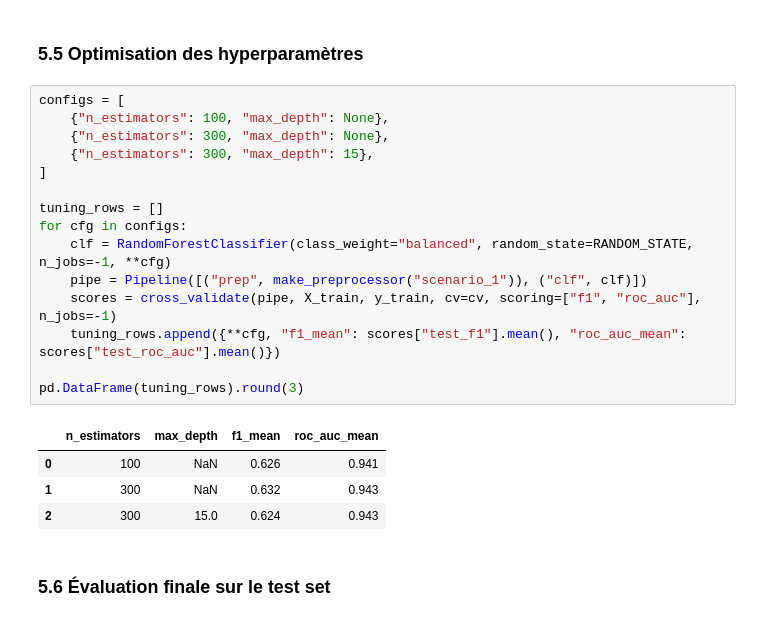
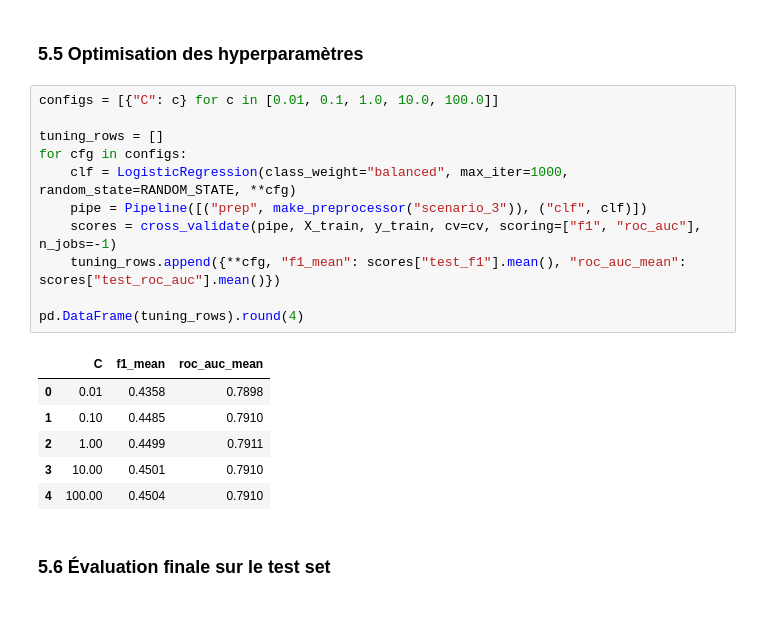
Before and after one commit to nawellepolin/cas-usage-certif-bank-marketing-nawelle, a Jupyter notebook: notebooks/M9_nawelle_bank_marketing.ipynb, the cells around one changed output. Cells and saved outputs as stored; diff of their text form.

Commit message:
Corrige 3 bugs signalés par la tutrice : tuning hyperparamètres sur le bon scénario (5.5), fuite AUC en 9.1bis, test de sensibilité hors plage en 6.4

```diff
--- a/notebooks/M9_nawelle_bank_marketing.ipynb
+++ b/notebooks/M9_nawelle_bank_marketing.ipynb
@@ -687,25 +687,23 @@ cv_results.pivot(index="scenario", columns="model", values="f1_mean").loc[SCENAR
 # %% [markdown]
 ### 5.5 Optimisation des hyperparamètres
 # %%
-configs = [
-    {"n_estimators": 100, "max_depth": None},
-    {"n_estimators": 300, "max_depth": None},
-    {"n_estimators": 300, "max_depth": 15},
-]
+configs = [{"C": c} for c in [0.01, 0.1, 1.0, 10.0, 100.0]]
 
 tuning_rows = []
 for cfg in configs:
-    clf = RandomForestClassifier(class_weight="balanced", random_state=RANDOM_STATE, n_jobs=-1, **cfg)
-    pipe = Pipeline([("prep", make_preprocessor("scenario_1")), ("clf", clf)])
+    clf = LogisticRegression(class_weight="balanced", max_iter=1000, random_state=RANDOM_STATE, **cfg)
+    pipe = Pipeline([("prep", make_preprocessor("scenario_3")), ("clf", clf)])
     scores = cross_validate(pipe, X_train, y_train, cv=cv, scoring=["f1", "roc_auc"], n_jobs=-1)
     tuning_rows.append({**cfg, "f1_mean": scores["test_f1"].mean(), "roc_auc_mean": scores["test_roc_auc"].mean()})
 
-pd.DataFrame(tuning_rows).round(3)
+pd.DataFrame(tuning_rows).round(4)
 # %% [output]
-|  | n_estimators | max_depth | f1_mean | roc_auc_mean |
-| 0 | 100 | NaN | 0.626 | 0.941 |
-| 1 | 300 | NaN | 0.632 | 0.943 |
-| 2 | 300 | 15.0 | 0.624 | 0.943 |
+|  | C | f1_mean | roc_auc_mean |
+| 0 | 0.01 | 0.4358 | 0.7898 |
+| 1 | 0.10 | 0.4485 | 0.7910 |
+| 2 | 1.00 | 0.4499 | 0.7911 |
+| 3 | 10.00 | 0.4501 | 0.7910 |
+| 4 | 100.00 | 0.4504 | 0.7910 |
 # %% [markdown]
 ### 5.6 Évaluation finale sur le test set
 # %%
```
Also changed, not shown: parts of 8 cells of this notebook, 2 other files.
